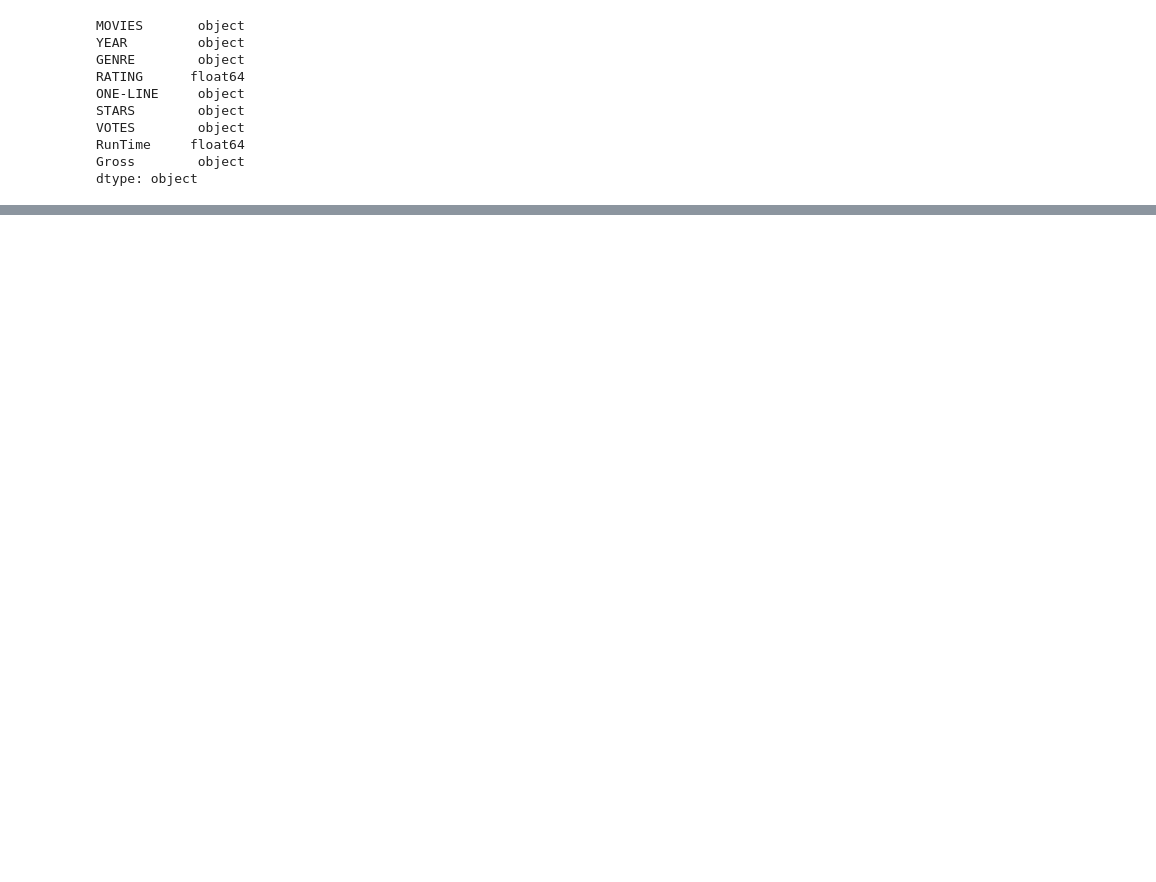
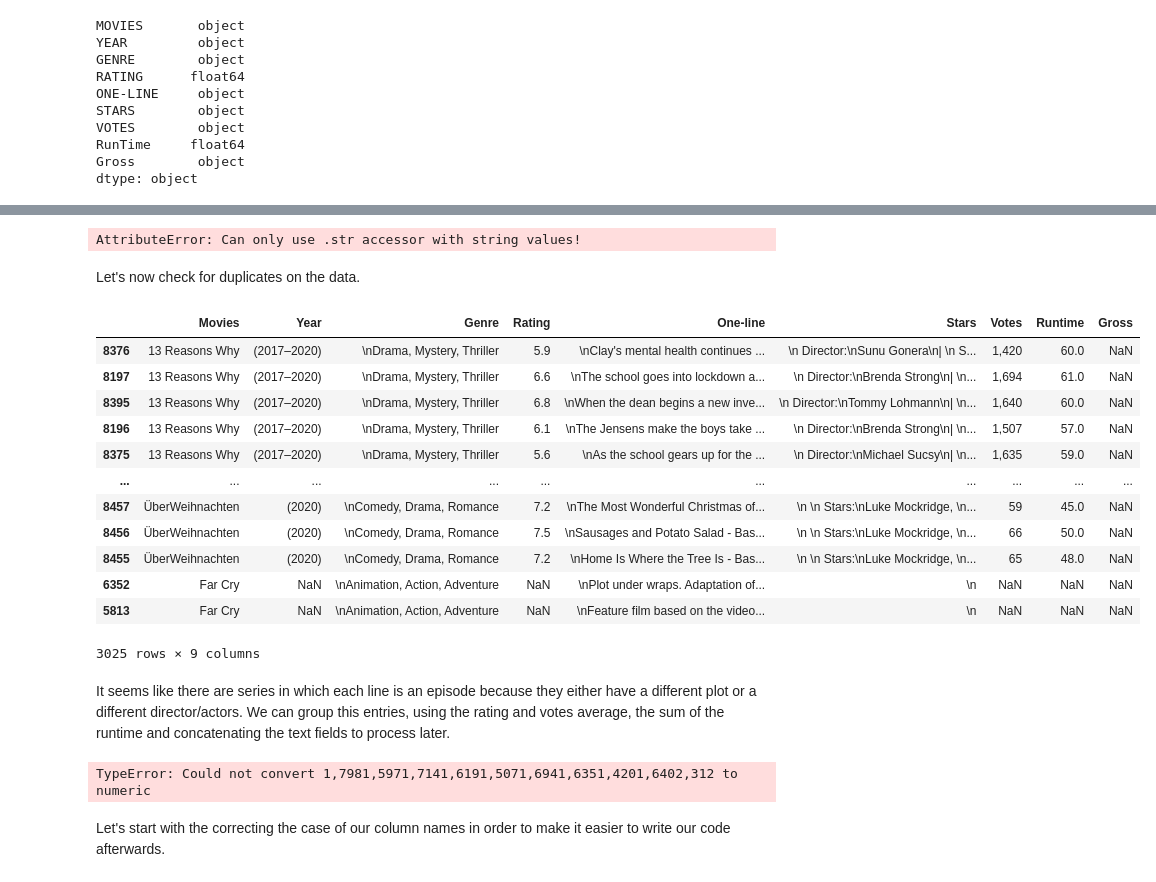
Before and after one commit to hugotorres22/data-analysis, a Jupyter notebook: IMDB-Scraping/imdb_scraping_data_analysis.ipynb, the cells around one changed output, grey strips where cells are left out. Saved outputs shown, nothing was run; the diff lists cells and outputs as text; code cells hidden in the pictures; blank space fills up the shorter version.

Commit message:
Column fixing and duplicates

```diff
--- a/IMDB-Scraping/imdb_scraping_data_analysis.ipynb
+++ b/IMDB-Scraping/imdb_scraping_data_analysis.ipynb
@@ -35,3 +36,5 @@ Let's have a look at the dataset summary and types
+# %%
+movies_raw_dataset.columns = pd.Series(movies_raw_dataset.columns).apply(lambda x: x[0].upper() + x[1:].lower())
 # %%
 movies_raw_dataset.describe()
 # %% [output]
@@ -59,0 +115,47 @@ dtype: object
+# %%
+#Remove parenthesis from the Year Column
+movies_raw_dataset['Year'] = movies_raw_dataset['Year'].str.strip(['(',')']).astype(str)
+# %% [output]
+AttributeError: Can only use .str accessor with string values!
+# %%
+#Remove new line char from Genre
+movies_raw_dataset['Genre'] = movies_raw_dataset['Genre'].str.strip(['\n'])
+# %% [markdown]
+Let's now check for duplicates on the data.
+# %%
+#First we drop full duplicates
+movies_raw_dataset.drop_duplicates(inplace=True, ignore_index=True)
+# %%
+#Checking for partial duplicates
+movies_raw_dataset[movies_raw_dataset.duplicated(subset=['Movies','Year','Genre'], keep=False)].sort_values(by='Movies')
+# %% [output]
+|  | Movies | Year | Genre | Rating | One-line | Stars | Votes | Runtime | Gross |
+| 8376 | 13 Reasons Why | (2017–2020) | \nDrama, Mystery, Thriller | 5.9 | \nClay's mental health continues ... | \n Director:\nSunu Gonera\n| \n S... | 1,420 | 60.0 | NaN |
+| 8197 | 13 Reasons Why | (2017–2020) | \nDrama, Mystery, Thriller | 6.6 | \nThe school goes into lockdown a... | \n Director:\nBrenda Strong\n| \n... | 1,694 | 61.0 | NaN |
+| 8395 | 13 Reasons Why | (2017–2020) | \nDrama, Mystery, Thriller | 6.8 | \nWhen the dean begins a new inve... | \n Director:\nTommy Lohmann\n| \n... | 1,640 | 60.0 | NaN |
+| 8196 | 13 Reasons Why | (2017–2020) | \nDrama, Mystery, Thriller | 6.1 | \nThe Jensens make the boys take ... | \n Director:\nBrenda Strong\n| \n... | 1,507 | 57.0 | NaN |
+| 8375 | 13 Reasons Why | (2017–2020) | \nDrama, Mystery, Thriller | 5.6 | \nAs the school gears up for the ... | \n Director:\nMichael Sucsy\n| \n... | 1,635 | 59.0 | NaN |
+| ... | ... | ... | ... | ... | ... | ... | ... | ... | ... |
+| 8457 | ÜberWeihnachten | (2020) | \nComedy, Drama, Romance | 7.2 | \nThe Most Wonderful Christmas of... | \n \n Stars:\nLuke Mockridge, \n... | 59 | 45.0 | NaN |
+| 8456 | ÜberWeihnachten | (2020) | \nComedy, Drama, Romance | 7.5 | \nSausages and Potato Salad - Bas... | \n \n Stars:\nLuke Mockridge, \n... | 66 | 50.0 | NaN |
+| 8455 | ÜberWeihnachten | (2020) | \nComedy, Drama, Romance | 7.2 | \nHome Is Where the Tree Is - Bas... | \n \n Stars:\nLuke Mockridge, \n... | 65 | 48.0 | NaN |
+| 6352 | Far Cry | NaN | \nAnimation, Action, Adventure | NaN | \nPlot under wraps. Adaptation of... | \n | NaN | NaN | NaN |
+| 5813 | Far Cry | NaN | \nAnimation, Action, Adventure | NaN | \nFeature film based on the video... | \n | NaN | NaN | NaN |
+3025 rows × 9 columns
+# %% [markdown]
+It seems like there are series in which each line is an episode because they either have a different plot or a different director/actors. We can group this entries, using the rating and votes average, the sum of the runtime and concatenating the text fields to process later.
+# %%
+aggregations = {
+    'Rating':'mean',
+    'One-line':'sum',
+    'Stars':'sum',
+    'Votes':'mean',
+    'Runtime':'mean',
+    'Gross':'mean'
+}
+
+movies_raw_dataset = movies_raw_dataset.groupby(['Movies','Year','Genre']).agg(aggregations)
+# %% [output]
+TypeError: Could not convert 1,7981,5971,7141,6191,5071,6941,6351,4201,6402,312 to numeric
+# %% [markdown]
+Let's start with the correcting the case of our column names in order to make it easier to write our code afterwards.
```
Also changed, not shown: parts of 8 cells of this notebook.
